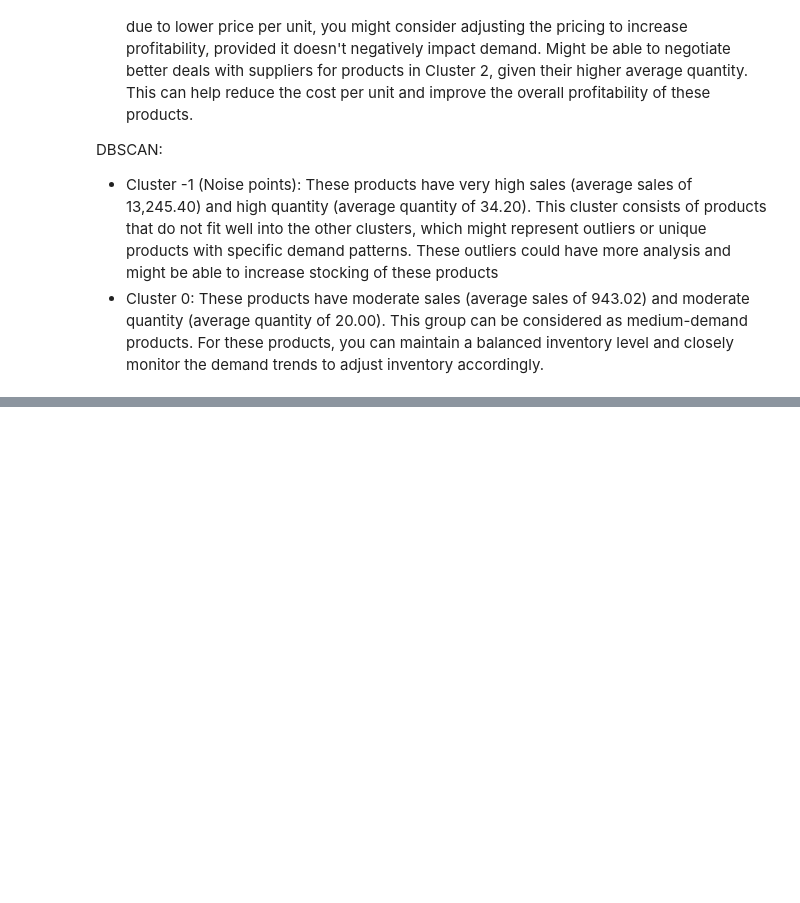
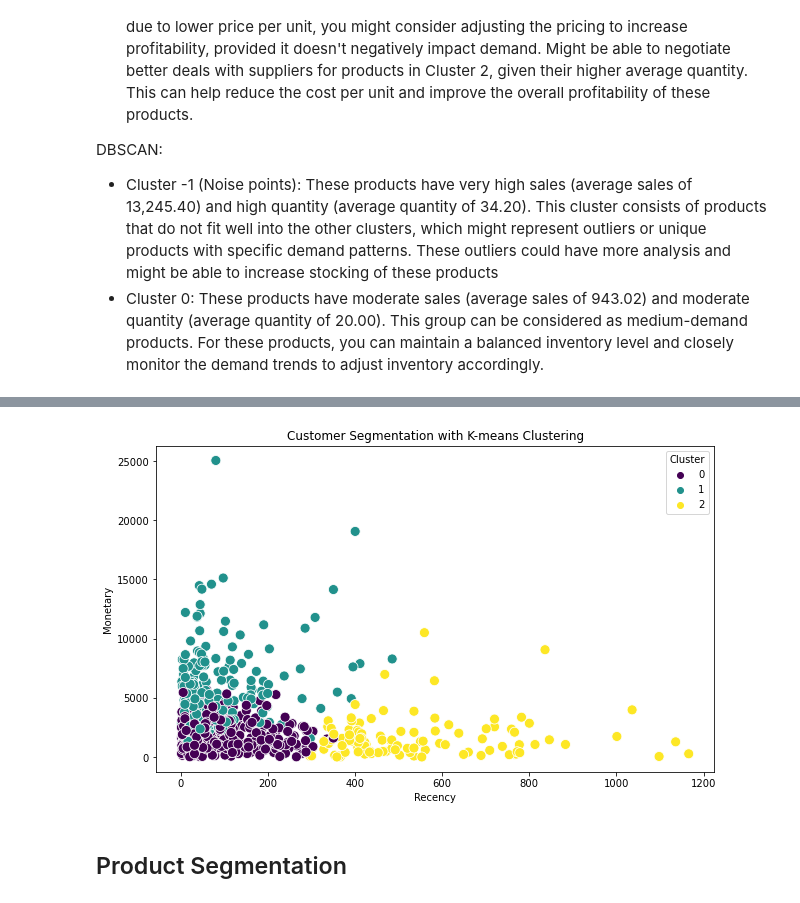
Before and after one commit to tungnd237/InventoryManagementAnalyst, a Jupyter notebook: Sales-Quantity Analysis.ipynb, the cells around one changed output, grey strips where cells are left out. Saved outputs shown, nothing was run; the diff lists cells and outputs as text; code cells hidden in the pictures; blank space fills up the shorter version.

```diff
--- a/Sales-Quantity Analysis.ipynb
+++ b/Sales-Quantity Analysis.ipynb
@@ -218,0 +255,30 @@ DBSCAN:
+# %%
+# Calculate Recency, Frequency, and Monetary (RFM) values
+snapshot_date = df['Order Date'].max() + pd.Timedelta(days=1)
+rfm = df.groupby('Customer ID').agg({
+    'Order Date': lambda x: (snapshot_date - x.max()).days,
+    'Order ID': 'count',
+    'Sales': 'sum'
+}).rename(columns={
+    'Order Date': 'Recency',
+    'Order ID': 'Frequency',
+    'Sales': 'Monetary'
+})
+
+# Normalize RFM values and apply K-means clustering
+scaler = StandardScaler()
+rfm_normalized = scaler.fit_transform(rfm)
+kmeans = KMeans(n_clusters=3, random_state=42)
+rfm['Cluster'] = kmeans.fit_predict(rfm_normalized)
+# %%
+plt.figure(figsize=(10, 6))
+sns.scatterplot(data=rfm, x='Recency', y='Monetary', hue='Cluster', palette='viridis', s=100)
+plt.title('Customer Segmentation with K-means Clustering')
+plt.xlabel('Recency')
+plt.ylabel('Monetary')
+plt.legend(title='Cluster')
+plt.show()
+# %% [output]
+[figure, added]
+# %% [markdown]
+## Product Segmentation
```
Also changed, not shown: parts of 8 cells of this notebook.
